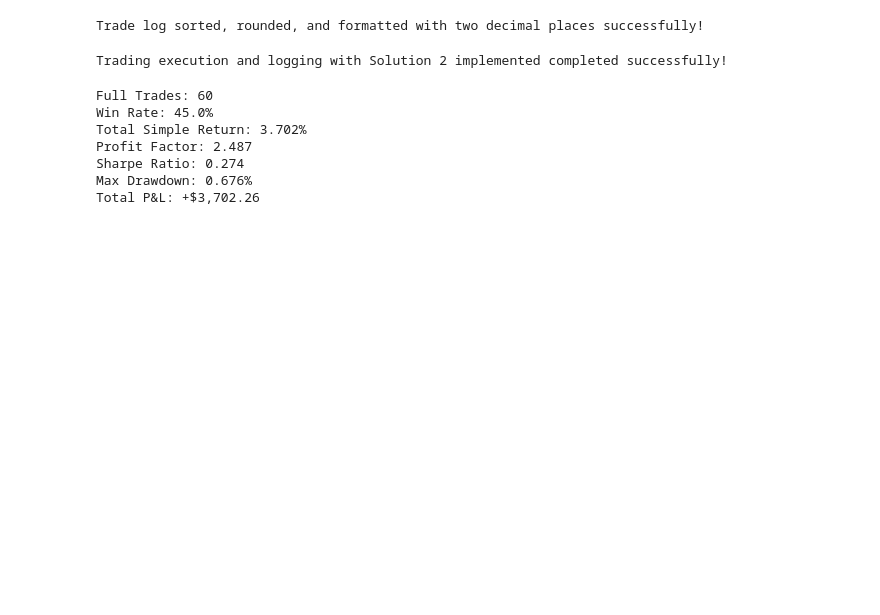
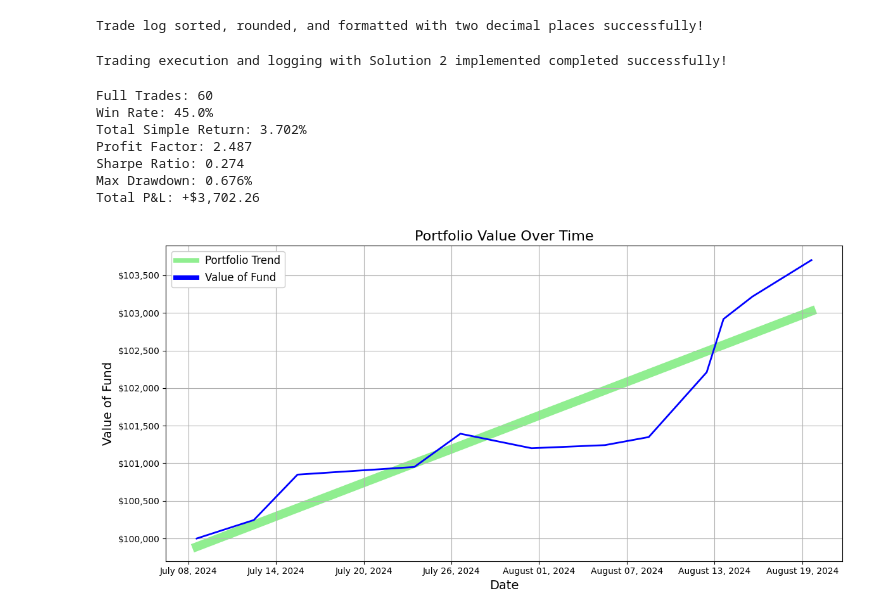
Before and after one commit to akb-p34/Alif, a Jupyter notebook: RBI/RBI.ipynb, the cells around one changed output. Saved outputs shown, nothing was run; the diff lists cells and outputs as text; code cells hidden in the pictures; blank space fills up the shorter version.

Commit message:
Added a legible chart

```diff
--- a/RBI/RBI.ipynb
+++ b/RBI/RBI.ipynb
@@ -576,3 +578,65 @@ Profit Factor: 2.487
 Sharpe Ratio: 0.274
 Max Drawdown: 0.676%
 Total P&L: +$3,702.26
+# %%
+import matplotlib.pyplot as plt
+import pandas as pd
+import numpy as np
+from matplotlib.dates import date2num, DateFormatter
+
+# Load the performance log
+performance_log = pd.read_csv("Performance_Log.csv", parse_dates=["Action_Time"])
+
+# Remove duplicate Action_Time entries
+performance_log = performance_log.drop_duplicates(subset="Action_Time")
+
+# Determine the number of points to plot
+num_points = 12
+indices = np.linspace(0, len(performance_log) - 1, num_points, dtype=int)
+
+# Select the data at the calculated indices
+selected_data = performance_log.iloc[indices]
+
+# Plot the value of the fund over time
+plt.figure(figsize=(12, 6))
+
+# Calculate and plot the line of best fit (trend line) based on the selected data
+x = date2num(selected_data["Action_Time"])
+y = selected_data["Value_of_Fund"]
+z = np.polyfit(x, y, 1)
+p = np.poly1d(z)
+
+# Plot the Portfolio Trend line under the Value of Fund line
+plt.plot(selected_data["Action_Time"], p(x), color='lightgreen', linewidth=10, label='Portfolio Trend', zorder=1)
+
+# Enhancing the chart
+plt.plot(selected_data["Action_Time"], selected_data["Value_of_Fund"], color='blue', linewidth=2, label='Value of Fund', zorder=2)
+
+plt.title('Portfolio Value Over Time', fontsize=16)
+plt.xlabel('Date', fontsize=14)
+plt.ylabel('Value of Fund', fontsize=14)
+plt.grid(True)
+
+# Format the date on the x-axis to "Month Day, Year"
+date_form = DateFormatter("%B %d, %Y")
+plt.gca().xaxis.set_major_formatter(date_form)
+
+# Format the y-axis with dollar signs and commas
+plt.gca().yaxis.set_major_formatter(plt.FuncFormatter(lambda x, loc: f'${x:,.0f}'))
+
+# Set evenly spaced gridlines on x-axis
+plt.gca().xaxis.set_major_locator(plt.MaxNLocator(nbins=8))  # Adjust the number of gridlines on the x-axis
+
+# Adding a legend with better display for the thick line
+legend = plt.legend(loc='upper left', fontsize=12)
+legend.get_frame().set_alpha(1)  # Make the legend background solid
+
+# Adjust the thickness of the legend line
+for legobj in legend.legendHandles:
+    legobj.set_linewidth(5.0)
+
+# Show the plot
+plt.tight_layout()
+plt.show()
+# %% [output]
+[figure, added]
```
Also changed, not shown: parts of 1 cell of this notebook.
